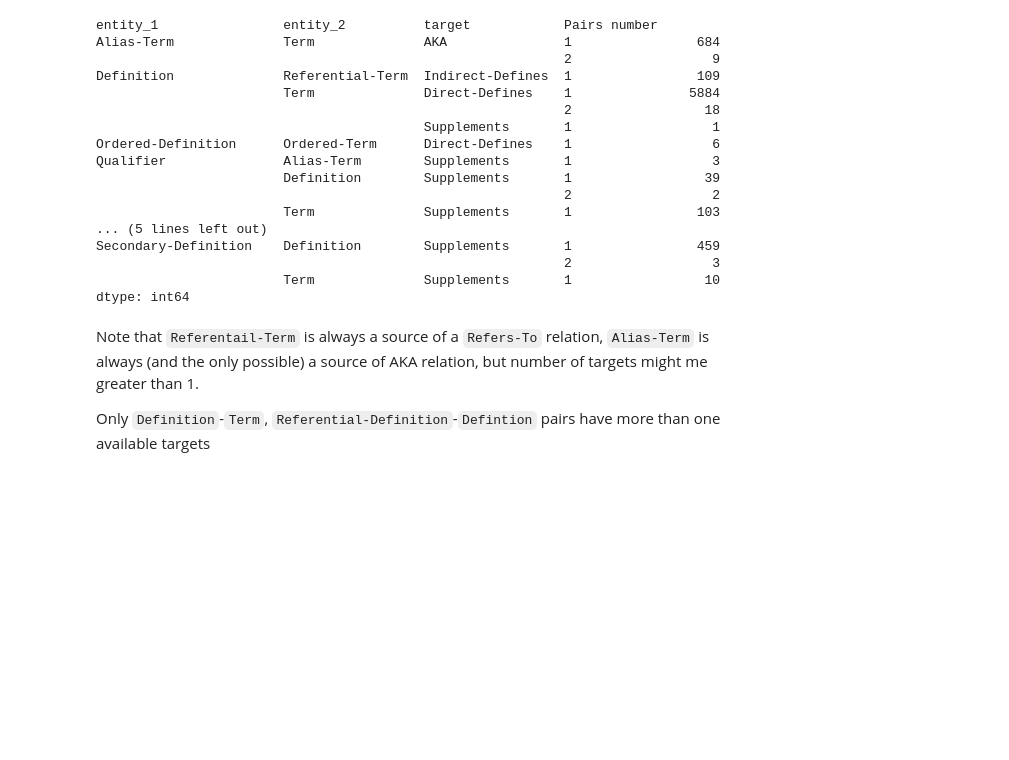
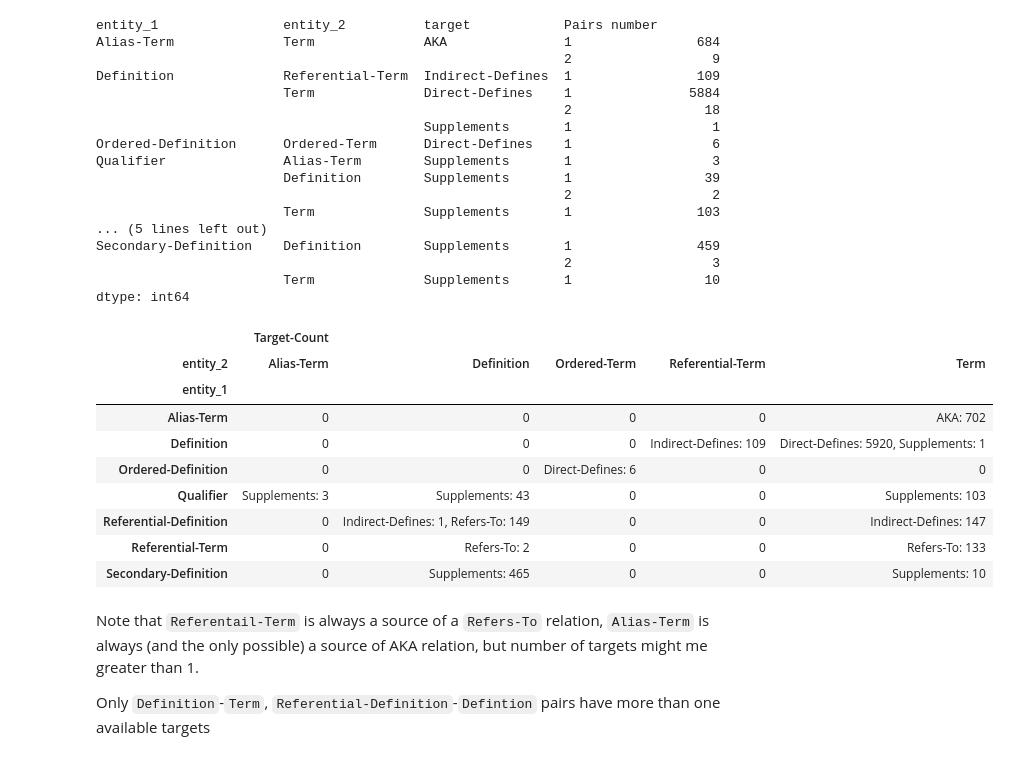
Before and after one commit to Hasosh/DeftEval-2020, a Jupyter notebook: RelationExtraction.ipynb, the cells around one changed output. Drawn from its saved outputs; the diff is of its cells as text; code cells hidden in the pictures; blank space fills up the shorter version.

```diff
--- a/RelationExtraction.ipynb
+++ b/RelationExtraction.ipynb
@@ -346,6 +329,22 @@ Secondary-Definition    Definition        Supplements       1                459
                                                             2                  3
                         Term              Supplements       1                 10
 dtype: int64
+# %%
+entities_pairs_labels.groupby(['entity_1', 'filename', 'entity_1_idx', 'entity_2', 'target']).size().rename('Pairs number').reset_index().groupby(['entity_1', 'entity_2', 'target']).size().rename('Count').reset_index()
+entities_pairs_labels_tmp = entities_pairs_labels.groupby(['entity_1', 'entity_2', 'target']).size().rename('Count').reset_index()
+entities_pairs_labels_tmp['Target-Count'] = entities_pairs_labels_tmp['target'] + ": " + entities_pairs_labels_tmp['Count'].astype(str)
+entities_pairs_labels_tmp.pivot_table(values=['Target-Count'], index='entity_1', columns='entity_2', fill_value=0, aggfunc=lambda x: ', '.join(x))
+# %% [output]
+|  | Target-Count |  |  |  |  |
+| entity_2 | Alias-Term | Definition | Ordered-Term | Referential-Term | Term |
+| entity_1 |  |  |  |  |  |
+| Alias-Term | 0 | 0 | 0 | 0 | AKA: 702 |
+| Definition | 0 | 0 | 0 | Indirect-Defines: 109 | Direct-Defines: 5920, Supplements: 1 |
+| Ordered-Definition | 0 | 0 | Direct-Defines: 6 | 0 | 0 |
+| Qualifier | Supplements: 3 | Supplements: 43 | 0 | 0 | Supplements: 103 |
+| Referential-Definition | 0 | Indirect-Defines: 1, Refers-To: 149 | 0 | 0 | Indirect-Defines: 147 |
+| Referential-Term | 0 | Refers-To: 2 | 0 | 0 | Refers-To: 133 |
+| Secondary-Definition | 0 | Supplements: 465 | 0 | 0 | Supplements: 10 |
 # %% [markdown]
 Note that `Referentail-Term` is always a source of a `Refers-To` relation, `Alias-Term` is always (and the only possible) a source of AKA relation, but number of targets might me greater than 1.
 
```
Also changed, not shown: parts of 39 cells of this notebook.
